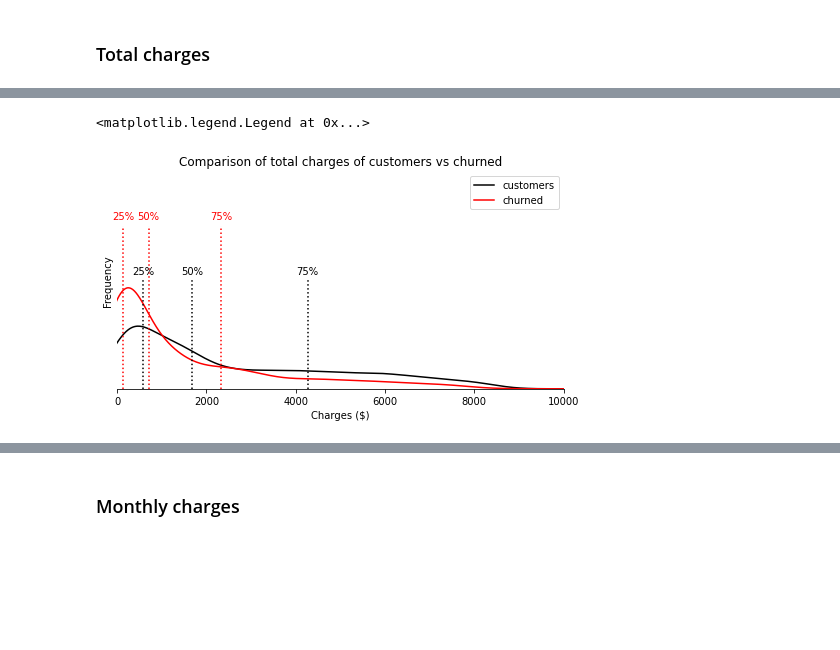
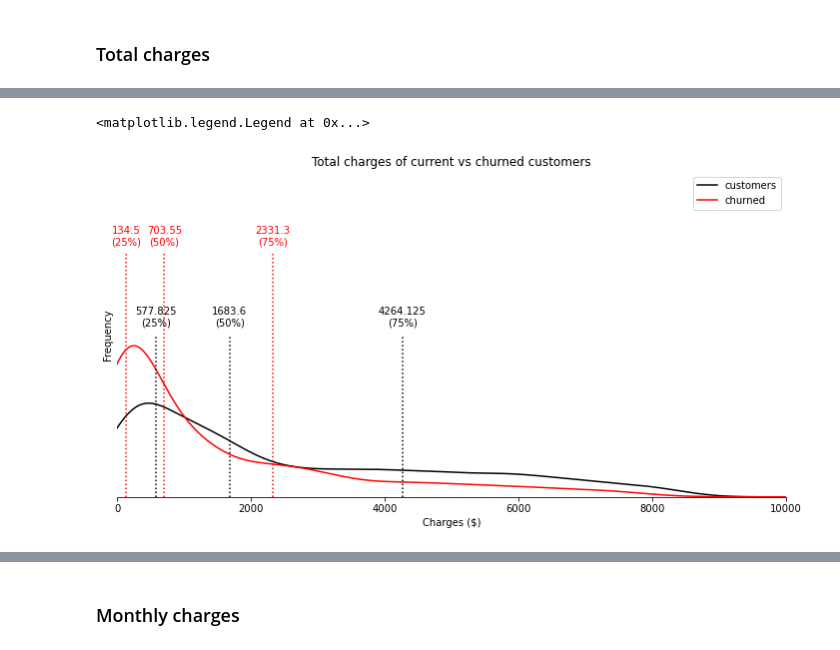
Before and after one commit to kwovadis/churn_analysis, a Jupyter notebook: churn_analysis.ipynb, the cells around one changed output, grey strips where cells are left out. Cells and saved outputs as stored; diff of their text form; code cells hidden in the pictures; blank space fills up the shorter version.

```diff
--- a/churn_analysis.ipynb
+++ b/churn_analysis.ipynb
@@ -144,37 +185,34 @@ Number churned: 1869
 # %%
-fig, ax = plt.subplots(figsize = (8,4))
+fig, ax = plt.subplots(figsize = (12,6))
 # PLOTS
 # Histogram
 # total_charges_customer.plot(kind = "hist", color = 'grey', alpha=0.5, density = True, bins = 15, label='customers', ax=ax) # change density to true, because KDE uses density
 # total_charges_churned.plot(kind = "hist", color = 'salmon', alpha=0.5, density = True, bins = 15, label='churned', ax=ax) # change density to true, because KDE uses density
 
 # KDE
 total_charges_customer.plot(kind = "kde", color='black', label='customers', ax=ax)
 total_charges_churned.plot(kind = "kde", color='red', label='churned', ax=ax)
 
 # Plot percentiles
 # total_charges_customer.plot(kind = "kde", color='black', label='TotalCharges')
 # total_charges_churned.plot(kind = "kde", color='red', label='TotalCharges')
-quantile_labels = total_charges_customer.describe()[-4:-1].index
-quantiles_customer = total_charges_customer.describe()[-4:-1]
-quantiles_churned = total_charges_churned.describe()[-4:-1]
 trans = ax.get_xaxis_transform()
 
 for i in range(3):
     ax.axvline(quantiles_customer[i], color='black', ymax=0.5, alpha = 1, linestyle = ":")
     ax.axvline(total_charges_churned.describe()[-4:-1][i], color='red', ymax=0.75, alpha = 1, linestyle = ":")
-    plt.text(quantiles_customer[i], .52, str(quantile_labels[i]), color = 'black', transform=trans, ha='center', va='bottom')
-    plt.text(quantiles_churned[i], .77, str(quantile_labels[i]), color = 'red', transform=trans, ha='center', va='bottom')
+    plt.text(quantiles_customer[i], .52, str(quantiles_customer[i]) + '\n(' + str(quantile_labels[i]) + ')', color = 'black', transform=trans, ha='center', va='bottom')
+    plt.text(quantiles_churned[i], .77, str(total_charges_churned.describe()[-4:-1][i]) + '\n(' + str(quantile_labels[i]) + ')', color = 'red', transform=trans, ha='center', va='bottom')
 
 # X & Y labels & title
-ax.set_xlabel("Charges ($)"), ax.set_ylabel('Frequency'), ax.set_title("Comparison of total charges of customers vs churned")
+ax.set_xlabel("Charges ($)"), ax.set_ylabel('Frequency'), ax.set_title("Total charges of current vs churned customers")
 # Configure plot
 ax.set_xlim(0, 10000)
 ax.set_ylim(0, 0.001)
 # ax.tick_params(left = False, bottom = False)
 ax.set_yticks([])
 ax.spines[['left', 'right', 'top']].set_visible(False)
 ax.legend()
 # %% [output]
 <matplotlib.legend.Legend at 0x...>
-[figure, old version]
+[figure, new version]
```
Also changed, not shown: parts of 61 cells of this notebook.
